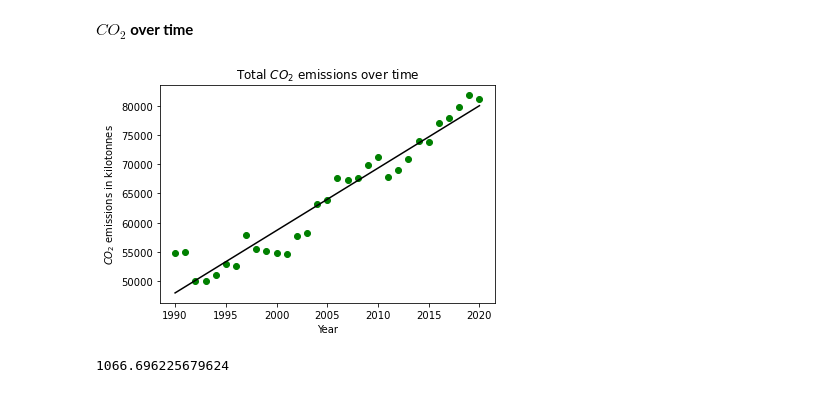
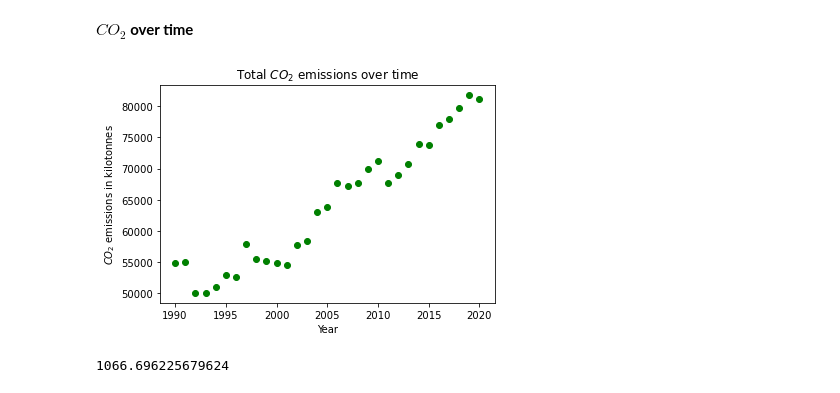
Before and after one commit to VuyiswaK/2401PTDS_Regression_Project, a Jupyter notebook: Project notebook.ipynb, the cells around one changed output. Drawn from its saved outputs; the diff is of its cells as text; code cells hidden in the pictures.

```diff
--- a/Project notebook.ipynb
+++ b/Project notebook.ipynb
@@ -278,25 +342,25 @@ To give a better understanding of the variables and the relationships between th
 # %%
 grouped = df_copy.groupby(['Year']).mean().reset_index() # group data by year
 
 
 # Plot scatter of CO2 emission by year
 plt.scatter(grouped.Year, grouped.total_emission, color = 'g')
 plt.title('Total '+ r'$CO_2$' + ' emissions over time')
 plt.xlabel('Year')
 plt.ylabel( r'$CO_2$'+ ' emissions in kilotonnes')
 
 coefficients = np.polyfit(grouped.Year, grouped.total_emission,1)
 slope, intercept = coefficients
 
 # Generate the line of best fit
 line_of_best_fit = slope * grouped.Year + intercept
 
 # Plot the data points
-plt.plot(grouped.Year, line_of_best_fit, color='black', label='Data points')
+#plt.plot(grouped.Year, line_of_best_fit, color='black', label='Data points')
 
 plt.show()
 # %% [output]
-[figure, old version]
+[figure, new version]
 # %%
 """ Rate of increase in CO2 emissions """
 # Fit a straight line to the data
```
Also changed, not shown: parts of 96 cells of this notebook.
